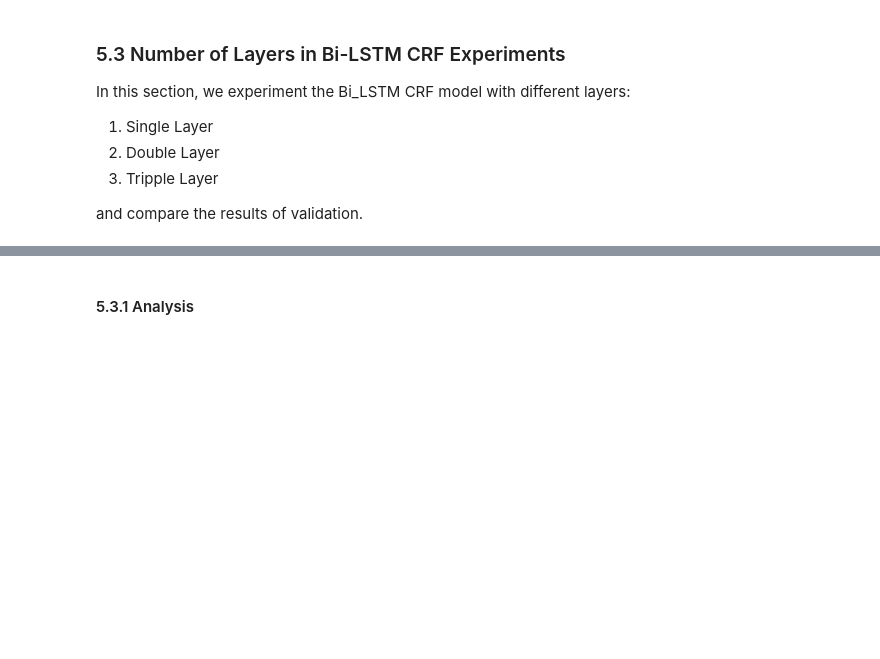
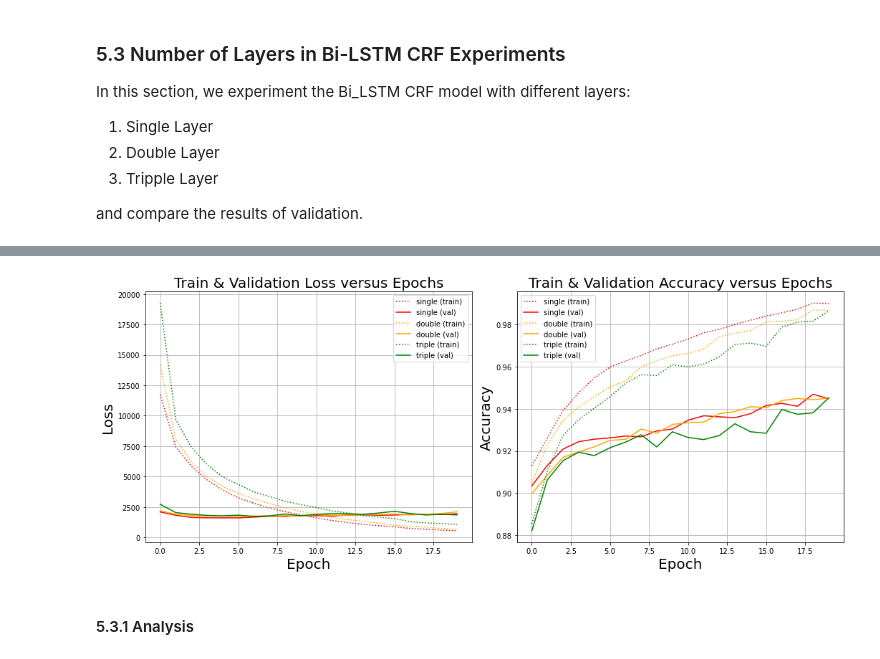
Before and after one commit to seanwelz/5046-A2, a Jupyter notebook: Assignment2_xzho7240_xwan8513.ipynb, the cells around one changed output, grey strips where cells are left out. Cells and saved outputs as stored; diff of their text form; code cells hidden in the pictures; blank space fills up the shorter version.

```diff
--- a/Assignment2_xzho7240_xwan8513.ipynb
+++ b/Assignment2_xzho7240_xwan8513.ipynb
@@ -1268,3 +1319,7 @@ Saving to drive/My Drive/num_layers_exprs.pkl
+# %%
+multi_draw(layer_combo,['single','double','triple'])
+# %% [output]
+[figure, added]
 # %% [markdown]
 #### 5.3.1 Analysis
 # %% [markdown]
```
Also changed, not shown: parts of 52 cells of this notebook, 7 other files.
